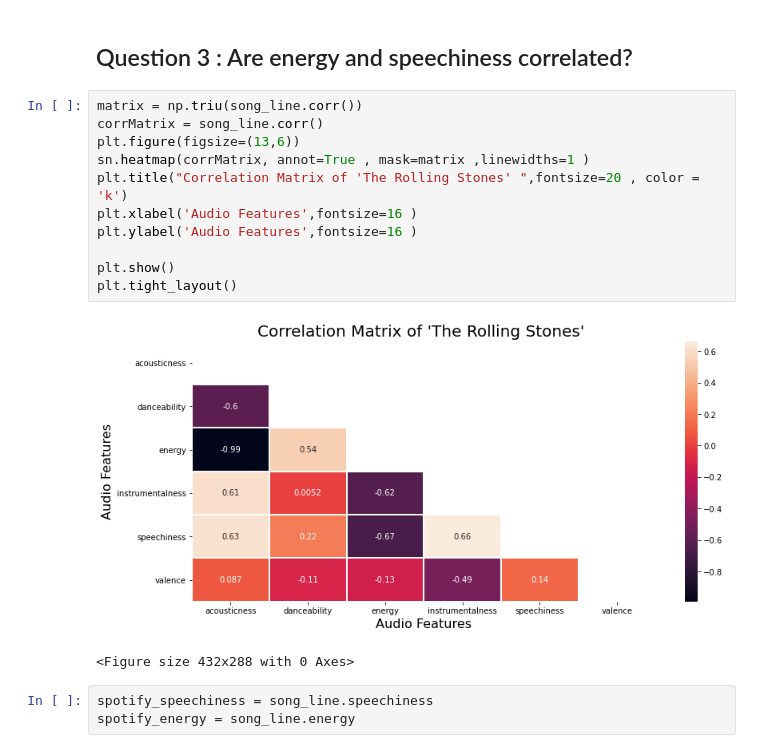
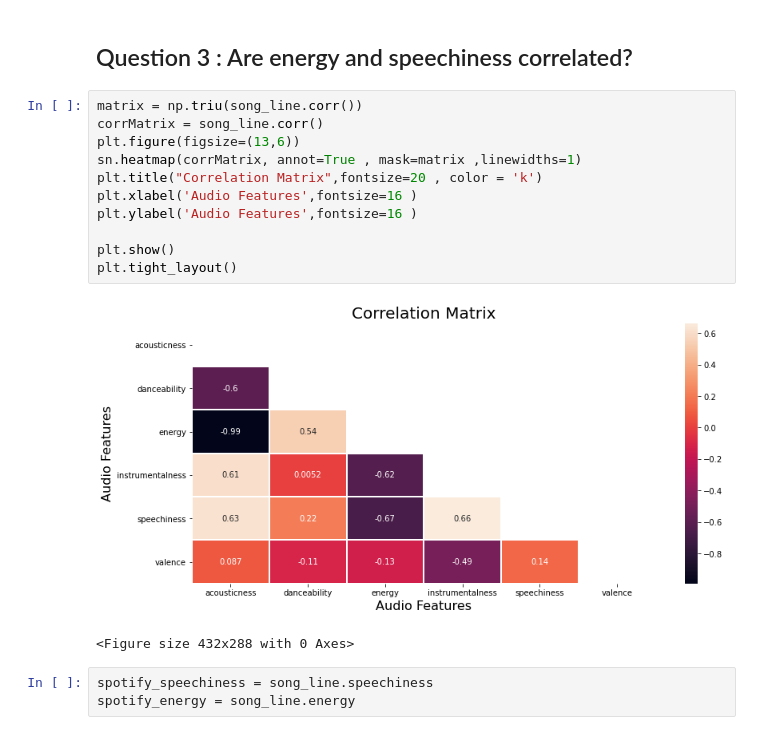
Before and after one commit to divya-gh/Spotify_Music_Analysis, a Jupyter notebook: spotify_analysis-hypothesis.ipynb, the cells around one changed output. Drawn from its saved outputs; the diff is of its cells as text.

```diff
--- a/spotify_analysis-hypothesis.ipynb
+++ b/spotify_analysis-hypothesis.ipynb
@@ -273,16 +278,16 @@ The p-value is: 0.02
 # %%
 matrix = np.triu(song_line.corr())
 corrMatrix = song_line.corr()
 plt.figure(figsize=(13,6))
-sn.heatmap(corrMatrix, annot=True , mask=matrix ,linewidths=1 )
-plt.title("Correlation Matrix of 'The Rolling Stones' ",fontsize=20 , color = 'k')
+sn.heatmap(corrMatrix, annot=True , mask=matrix ,linewidths=1)
+plt.title("Correlation Matrix",fontsize=20 , color = 'k')
 plt.xlabel('Audio Features',fontsize=16 )
 plt.ylabel('Audio Features',fontsize=16 )
 
 plt.show()
 plt.tight_layout()
 # %% [output]
-[figure, old version]
+[figure, new version]
 <Figure size 432x288 with 0 Axes>
 # %%
 spotify_speechiness = song_line.speechiness
```
Also changed, not shown: parts of 1 cell of this notebook.
